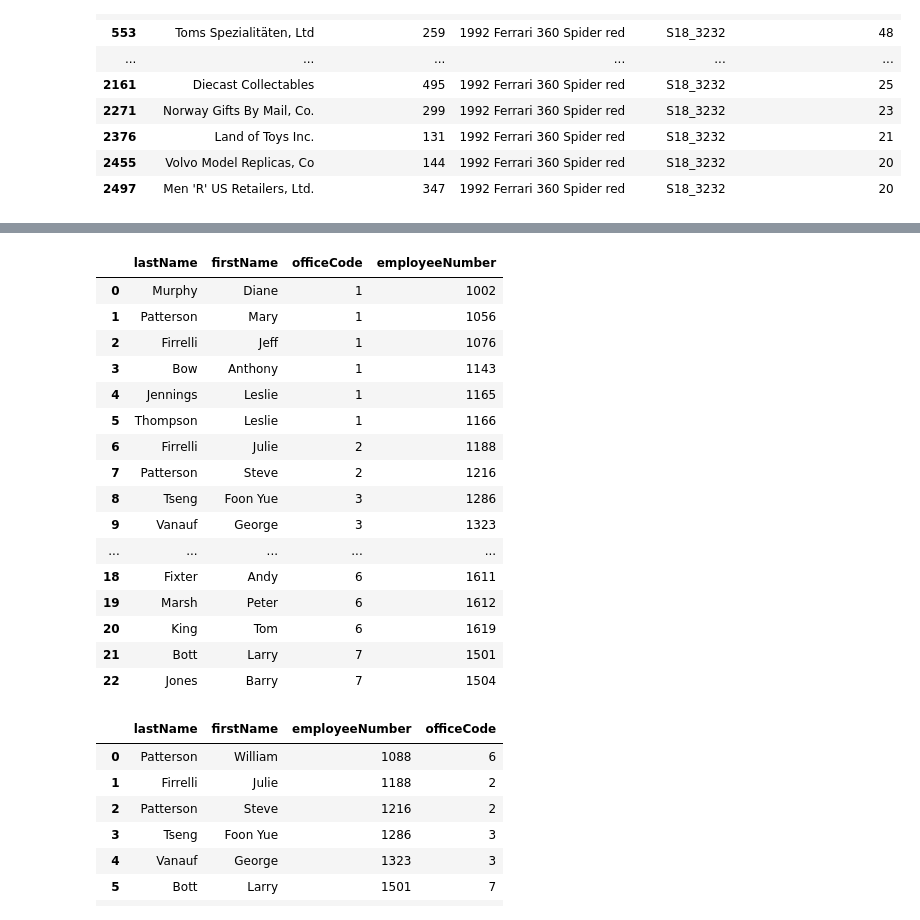
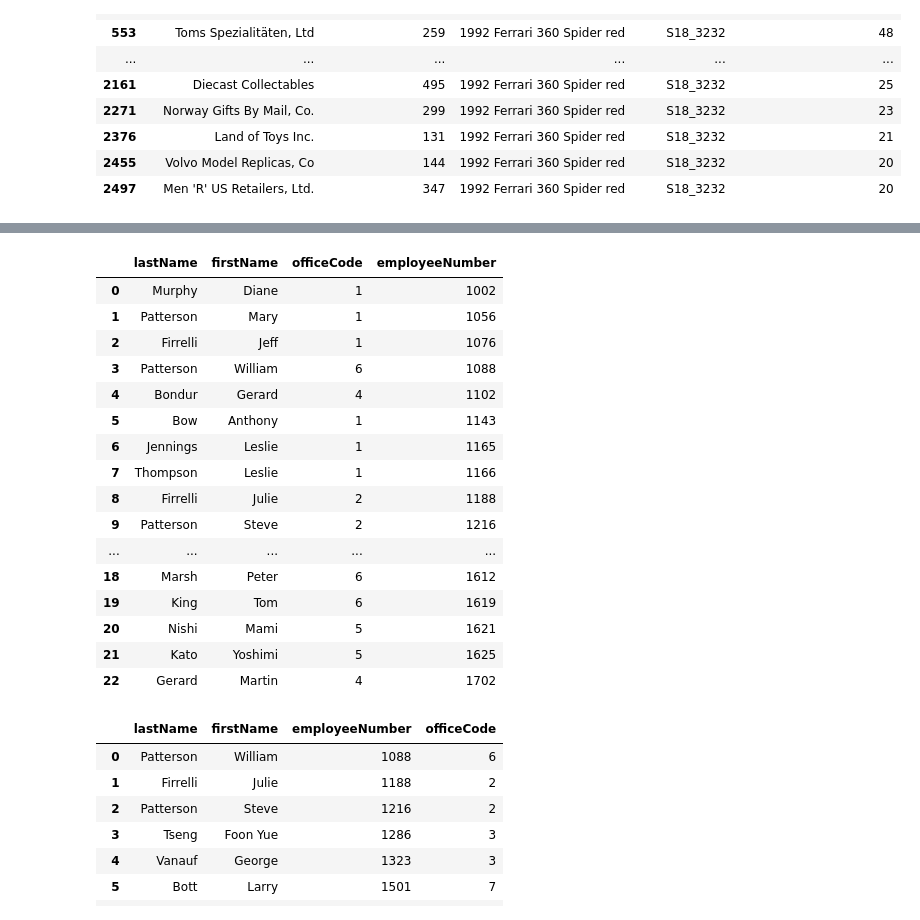
Before and after one commit to yli1517/dsc-more-practice-with-sql-queries-lab-dc-ds-071519, a Jupyter notebook: index.ipynb, the cells around one changed output, grey strips where cells are left out. Saved outputs shown, nothing was run; the diff lists cells and outputs as text; code cells hidden in the pictures.

```diff
--- a/index.ipynb
+++ b/index.ipynb
@@ -192,30 +192,30 @@ Finally, get the first name, last name, employee number, and office code for emp
 # %%
 # only group by office code
 c.execute("""SELECT lastName, firstName, officeCode, employeeNumber FROM offices
                     JOIN employees USING (officeCode)
-                    GROUP BY oemployeeNumber, officeCode
+                    GROUP BY employeeNumber, officeCode
                     HAVING COUNT(employeeNumber) < 5;""")
 df = pd.DataFrame(c.fetchall())
 df.columns = [x[0] for x in c.description]
 df
 # %% [output]
 |  | lastName | firstName | officeCode | employeeNumber |
 | 0 | Murphy | Diane | 1 | 1002 |
 | 1 | Patterson | Mary | 1 | 1056 |
 | 2 | Firrelli | Jeff | 1 | 1076 |
-| 3 | Bow | Anthony | 1 | 1143 |
-| 4 | Jennings | Leslie | 1 | 1165 |
-| 5 | Thompson | Leslie | 1 | 1166 |
-| 6 | Firrelli | Julie | 2 | 1188 |
-| 7 | Patterson | Steve | 2 | 1216 |
-| 8 | Tseng | Foon Yue | 3 | 1286 |
-| 9 | Vanauf | George | 3 | 1323 |
+| 3 | Patterson | William | 6 | 1088 |
+| 4 | Bondur | Gerard | 4 | 1102 |
+| 5 | Bow | Anthony | 1 | 1143 |
+| 6 | Jennings | Leslie | 1 | 1165 |
+| 7 | Thompson | Leslie | 1 | 1166 |
+| 8 | Firrelli | Julie | 2 | 1188 |
+| 9 | Patterson | Steve | 2 | 1216 |
 | ... | ... | ... | ... | ... |
-| 18 | Fixter | Andy | 6 | 1611 |
-| 19 | Marsh | Peter | 6 | 1612 |
-| 20 | King | Tom | 6 | 1619 |
-| 21 | Bott | Larry | 7 | 1501 |
-| 22 | Jones | Barry | 7 | 1504 |
+| 18 | Marsh | Peter | 6 | 1612 |
+| 19 | King | Tom | 6 | 1619 |
+| 20 | Nishi | Mami | 5 | 1621 |
+| 21 | Kato | Yoshimi | 5 | 1625 |
+| 22 | Gerard | Martin | 4 | 1702 |
 # %%
 c.execute("""SELECT lastName, firstName, employeeNumber, officeCode FROM employees
                     WHERE officeCode in (SELECT officeCode FROM offices
```
